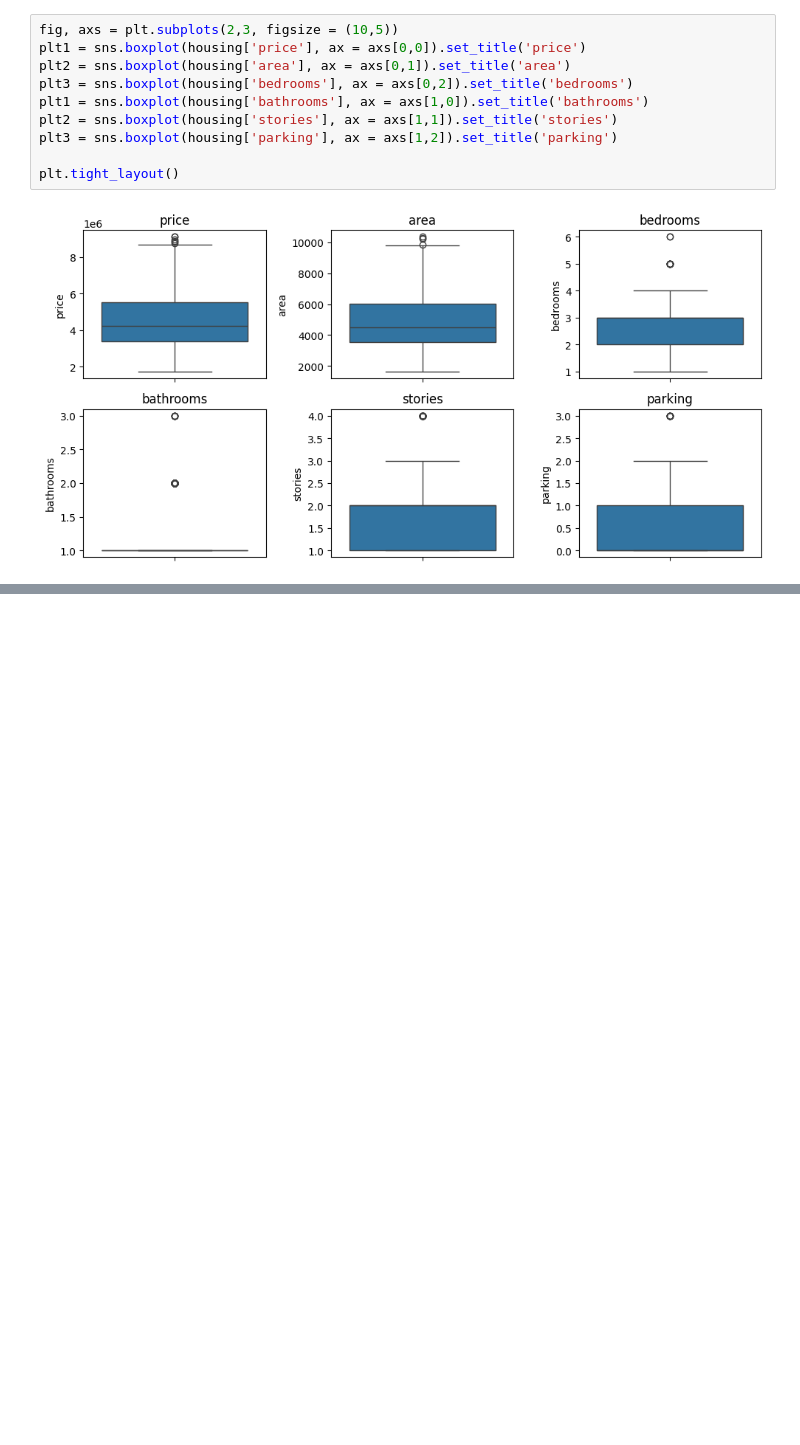
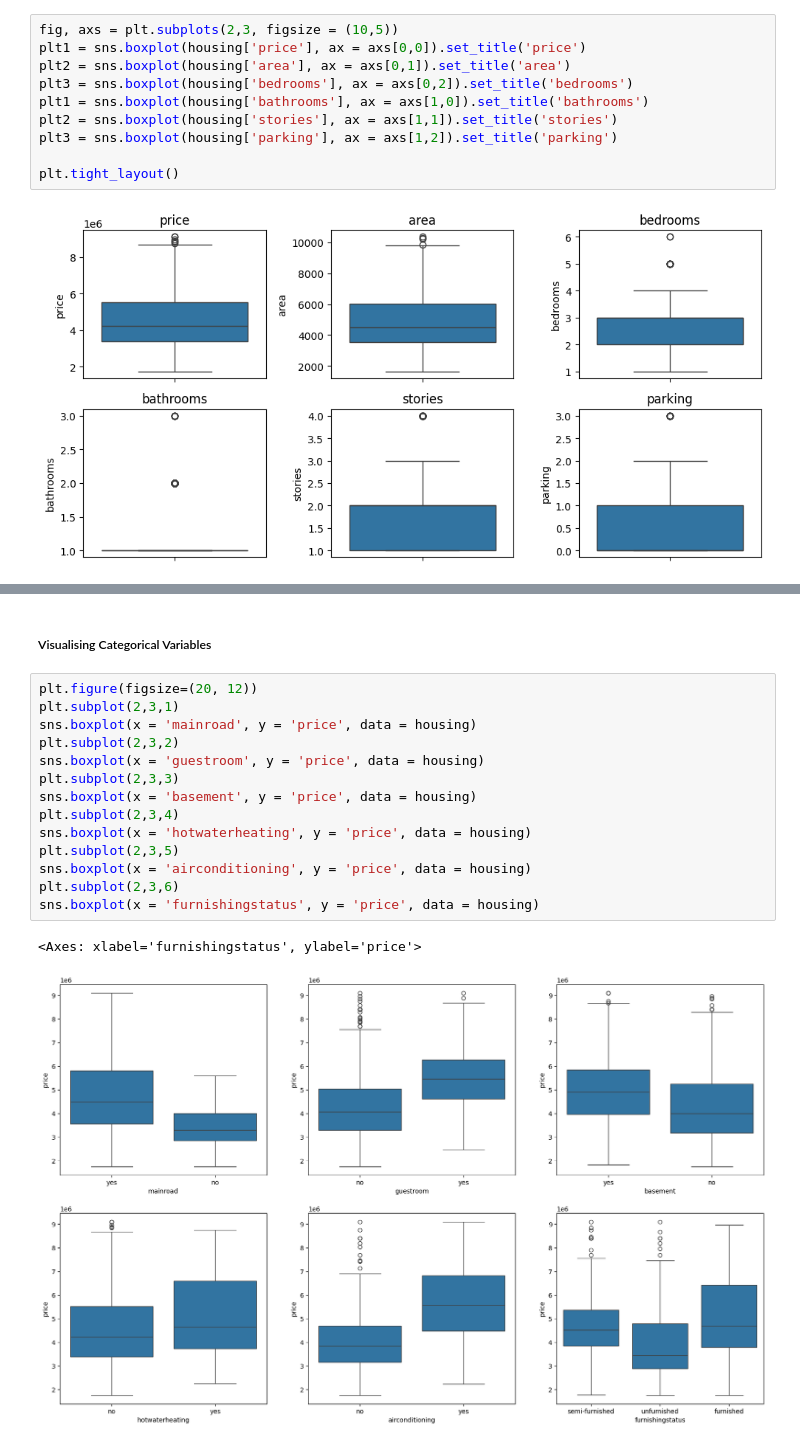
Before and after one commit to nagrohan579/house_price_prediction_linear_regression_model, a Jupyter notebook: house_price_prediction_linear_regression_model.ipynb, the cells around one changed output, grey strips where cells are left out. Saved outputs shown, nothing was run; the diff lists cells and outputs as text; blank space fills up the shorter version.

```diff
--- a/house_price_prediction_linear_regression_model.ipynb
+++ b/house_price_prediction_linear_regression_model.ipynb
@@ -155,0 +165,19 @@ plt.tight_layout()
+# %% [markdown]
+##### Visualising Categorical Variables
+# %%
+plt.figure(figsize=(20, 12))
+plt.subplot(2,3,1)
+sns.boxplot(x = 'mainroad', y = 'price', data = housing)
+plt.subplot(2,3,2)
+sns.boxplot(x = 'guestroom', y = 'price', data = housing)
+plt.subplot(2,3,3)
+sns.boxplot(x = 'basement', y = 'price', data = housing)
+plt.subplot(2,3,4)
+sns.boxplot(x = 'hotwaterheating', y = 'price', data = housing)
+plt.subplot(2,3,5)
+sns.boxplot(x = 'airconditioning', y = 'price', data = housing)
+plt.subplot(2,3,6)
+sns.boxplot(x = 'furnishingstatus', y = 'price', data = housing)
+# %% [output]
+<Axes: xlabel='furnishingstatus', ylabel='price'>
+[figure, added]
```
Also changed, not shown: parts of 5 cells of this notebook.
